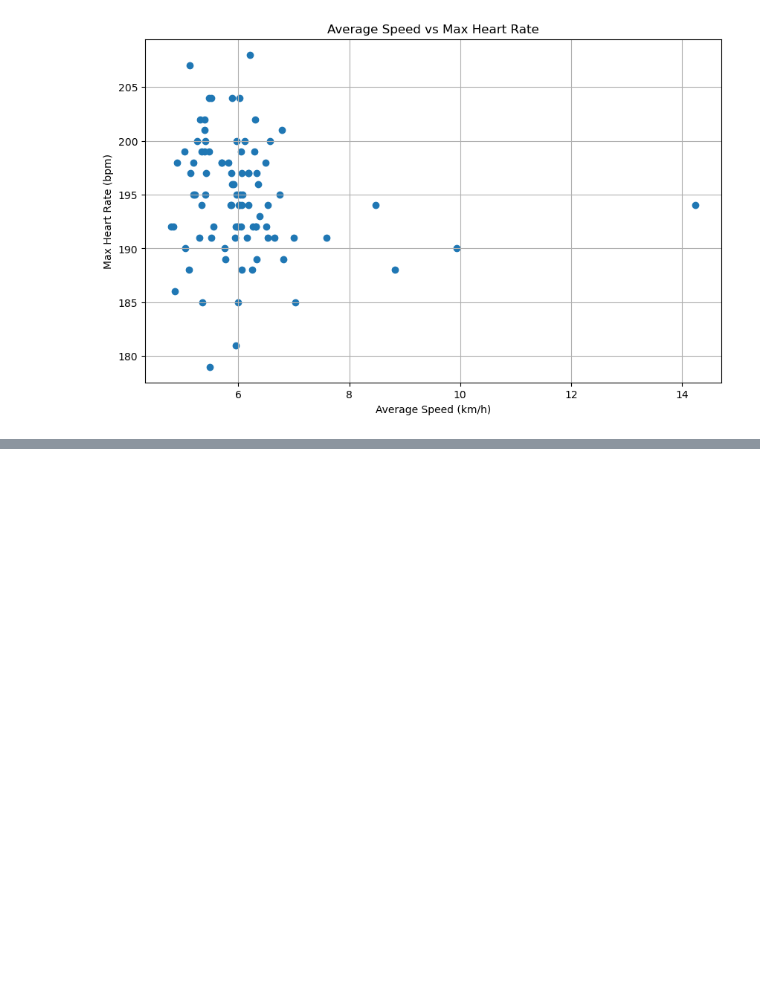
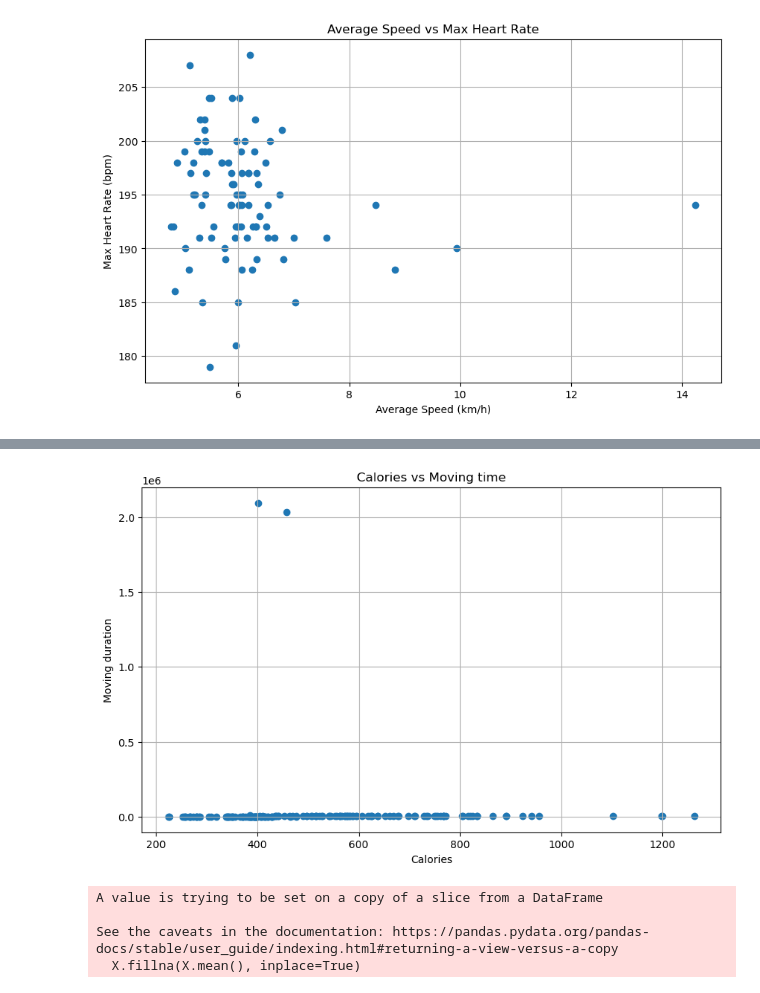
Before and after one commit to Redback-Operations/redback-fit-sports-performance, a Jupyter notebook: Running Analysis/running_analysis.ipynb, the cells around one changed output, grey strips where cells are left out. Saved outputs shown, nothing was run; the diff lists cells and outputs as text; code cells hidden in the pictures; blank space fills up the shorter version.

```diff
--- a/Running Analysis/running_analysis.ipynb
+++ b/Running Analysis/running_analysis.ipynb
@@ -266,0 +251,10 @@ Intercept: 2392.6129032258063
+# %%
+plt.figure(figsize=(10, 6))
+plt.scatter(running['Calories (Raw)'], running['Moving Duration (Raw Seconds)'])
+plt.xlabel('Calories')
+plt.ylabel('Moving duration')
+plt.title('Calories vs Moving time')
+plt.grid(True)
+plt.show()
+# %% [output]
+[figure, added]
@@ -266,0 +266,16 @@ Intercept: 2392.6129032258063
+# %%
+# Select the relevant features and target variable
+features = ['Max. Heart Rate (bpm)', 'Average Heart Rate (bpm)', 'Calories (Raw)', 'Average Moving Speed (Raw)', 'Max. Speed (Raw)', 'Temperature (Raw)', 'Elevation Gain (Raw)', 'Wind Speed (Raw)']
+target = 'Duration (Raw Seconds)'  # Assuming 'Duration' is in raw seconds
+
+# Prepare the data
+X = df[features]
+y = df[target]
+
+# Handle any missing values if necessary (e.g., fill with the mean or median)
+X.fillna(X.mean(), inplace=True)
+# %% [output]
+A value is trying to be set on a copy of a slice from a DataFrame
+
+See the caveats in the documentation: https://pandas.pydata.org/pandas-docs/stable/user_guide/indexing.html#returning-a-view-versus-a-copy
+  X.fillna(X.mean(), inplace=True)
```
Also changed, not shown: parts of 24 cells of this notebook, 2 other files.
